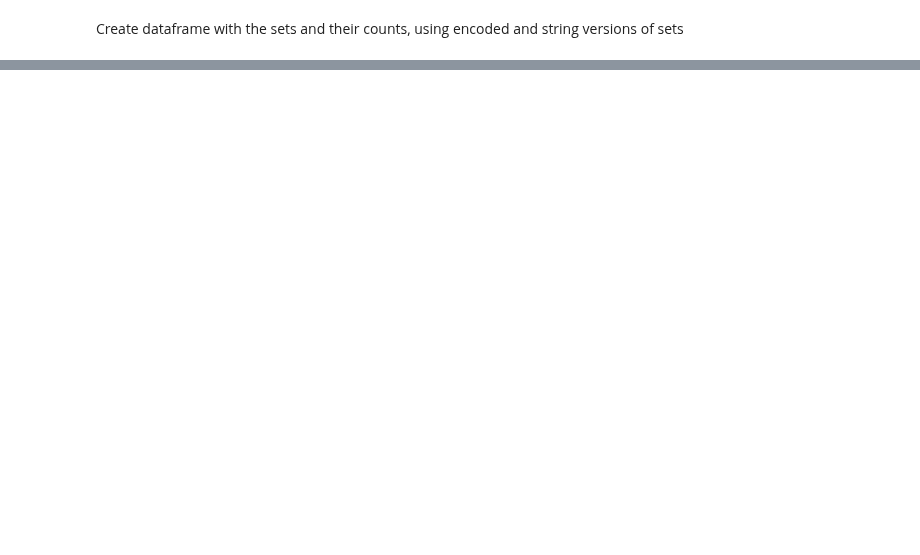
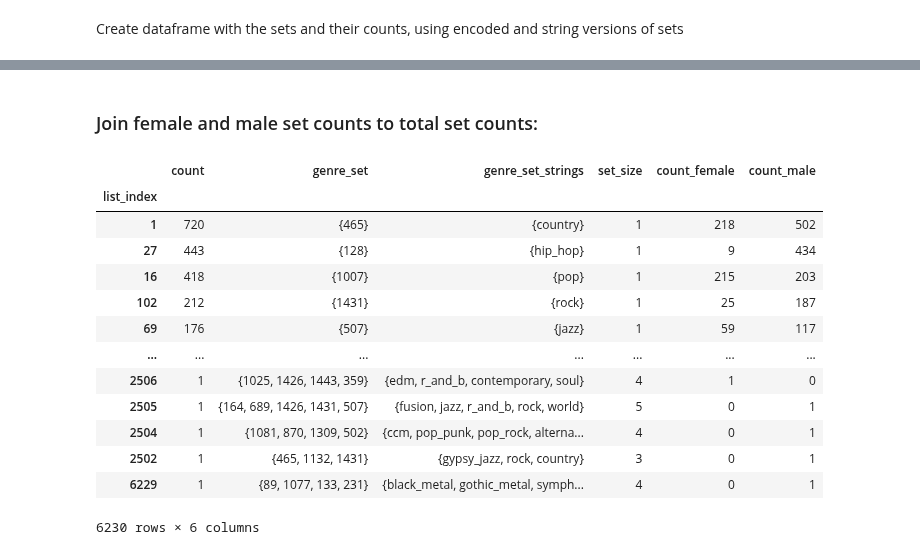
Before and after one commit to fox-daniel/Genre, a Jupyter notebook: code/Analysis/genre_bayes_classifier.ipynb, the cells around one changed output, grey strips where cells are left out. Saved outputs shown, nothing was run; the diff lists cells and outputs as text; code cells hidden in the pictures; blank space fills up the shorter version.

```diff
--- a/code/Analysis/genre_bayes_classifier.ipynb
+++ b/code/Analysis/genre_bayes_classifier.ipynb
@@ -194,0 +246,17 @@ set_counts_df.head()
+# %%
+set_counts_fem_df = pd.DataFrame.from_dict(set_counts_fem, orient = 'index')
+set_counts_fem_df.index.name = 'list_index'
+set_counts_fem_df.columns = ['count_female']
+set_counts_fem_df['genre_set'] = set_counts_fem_df.apply(lambda x: genre_sets[x.name], axis = 1)
+
+def set_strings(row):
+    stringset = set([])
+    for id in row.genre_set:
+        stringset.add(genre_list.loc[id][0])
+    return stringset
+
+set_counts_fem_df['genre_set_strings'] = set_counts_fem_df.apply(set_strings, axis = 1)
+set_counts_fem_df['set_size'] = set_counts_fem_df.genre_set_strings.apply(lambda x: len(x))
+set_counts_fem_df.sort_values(['count_female'], ascending = False, inplace = True)
+#playing
+#set_counts_fem_df['attention'] = set_counts_fem_df['count']*set_counts_fem_df['set_size']
@@ -194,0 +284,5 @@ set_counts_df.head()
+# %%
+set_counts_male = dict.fromkeys( set_counts.keys(), 0 ) # a dictionary of items {int id for genre set : frequency of that genre set}
+def set_counting_male(row):
+    if row.genre_set_encoded in genre_sets:
+        set_counts_male[genre_sets.index(row.genre_set_encoded)] += 1
@@ -194,0 +293,17 @@ set_counts_df.head()
+# %%
+set_counts_male_df = pd.DataFrame.from_dict(set_counts_male, orient = 'index')
+set_counts_male_df.index.name = 'list_index'
+set_counts_male_df.columns = ['count_male']
+set_counts_male_df['genre_set'] = set_counts_male_df.apply(lambda x: genre_sets[x.name], axis = 1)
+
+def set_strings(row):
+    stringset = set([])
+    for id in row.genre_set:
+        stringset.add(genre_list.loc[id][0])
+    return stringset
+
+set_counts_male_df['genre_set_strings'] = set_counts_male_df.apply(set_strings, axis = 1)
+set_counts_male_df['set_size'] = set_counts_male_df.genre_set_strings.apply(lambda x: len(x))
+set_counts_male_df.sort_values(['count_male'], ascending = False, inplace = True)
+#playing
+#set_counts_male_df['attention'] = set_counts_male_df['count']*set_counts_male_df['set_size']
@@ -194,0 +320,19 @@ set_counts_df.head()
+# %% [markdown]
+### Join female and male set counts to total set counts:
+# %%
+set_counts_df.join([set_counts_fem_df[['count_female']], set_counts_male_df[['count_male']]], how = 'left', lsuffix = '_tot', rsuffix = '_gender')
+# %% [output]
+|  | count | genre_set | genre_set_strings | set_size | count_female | count_male |
+| list_index |  |  |  |  |  |  |
+| 1 | 720 | {465} | {country} | 1 | 218 | 502 |
+| 27 | 443 | {128} | {hip_hop} | 1 | 9 | 434 |
+| 16 | 418 | {1007} | {pop} | 1 | 215 | 203 |
+| 102 | 212 | {1431} | {rock} | 1 | 25 | 187 |
+| 69 | 176 | {507} | {jazz} | 1 | 59 | 117 |
+| ... | ... | ... | ... | ... | ... | ... |
+| 2506 | 1 | {1025, 1426, 1443, 359} | {edm, r_and_b, contemporary, soul} | 4 | 1 | 0 |
+| 2505 | 1 | {164, 689, 1426, 1431, 507} | {fusion, jazz, r_and_b, rock, world} | 5 | 0 | 1 |
+| 2504 | 1 | {1081, 870, 1309, 502} | {ccm, pop_punk, pop_rock, alterna... | 4 | 0 | 1 |
+| 2502 | 1 | {465, 1132, 1431} | {gypsy_jazz, rock, country} | 3 | 0 | 1 |
+| 6229 | 1 | {89, 1077, 133, 231} | {black_metal, gothic_metal, symph... | 4 | 0 | 1 |
+6230 rows × 6 columns
```
Also changed, not shown: parts of 30 cells of this notebook, 1 other file.
